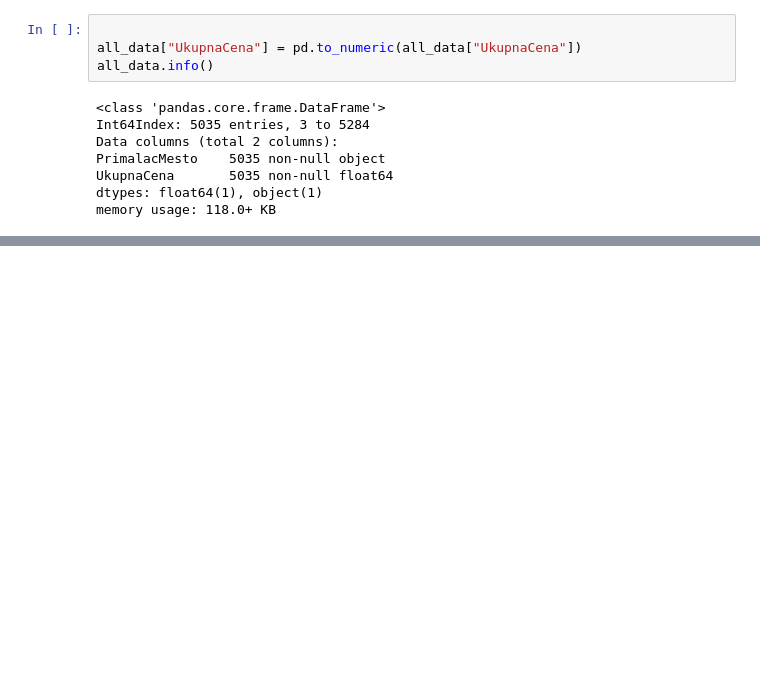
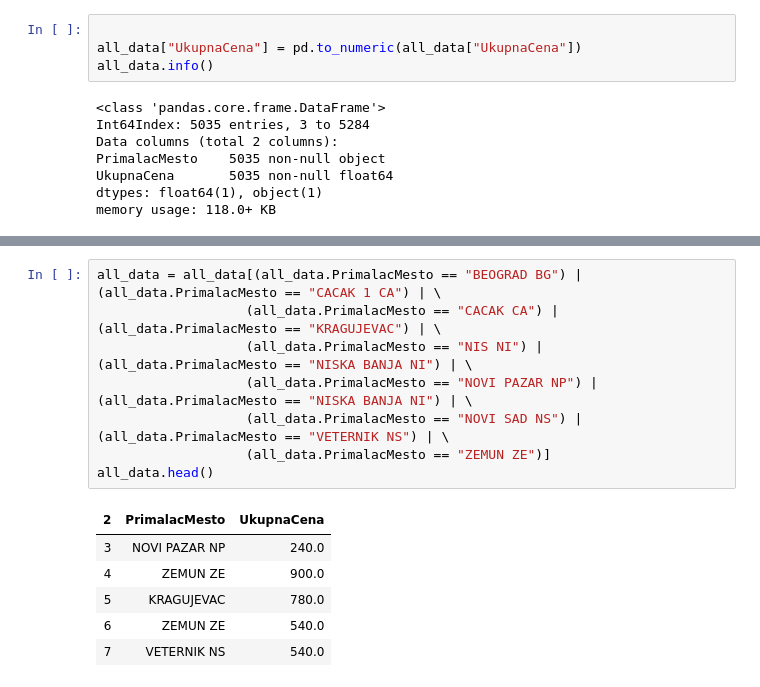
Before and after one commit to SlavoljubM/project_1, a Jupyter notebook: project_1_pandas.ipynb, the cells around one changed output, grey strips where cells are left out. Drawn from its saved outputs; the diff is of its cells as text; blank space fills up the shorter version.

```diff
--- a/project_1_pandas.ipynb
+++ b/project_1_pandas.ipynb
@@ -149,0 +176,15 @@ memory usage: 118.0+ KB
+# %%
+all_data = all_data[(all_data.PrimalacMesto == "BEOGRAD BG") | (all_data.PrimalacMesto == "CACAK 1 CA") | \
+                   (all_data.PrimalacMesto == "CACAK CA") | (all_data.PrimalacMesto == "KRAGUJEVAC") | \
+                   (all_data.PrimalacMesto == "NIS NI") | (all_data.PrimalacMesto == "NISKA BANJA NI") | \
+                   (all_data.PrimalacMesto == "NOVI PAZAR NP") | (all_data.PrimalacMesto == "NISKA BANJA NI") | \
+                   (all_data.PrimalacMesto == "NOVI SAD NS") | (all_data.PrimalacMesto == "VETERNIK NS") | \
+                   (all_data.PrimalacMesto == "ZEMUN ZE")]
+all_data.head()
+# %% [output]
+| 2 | PrimalacMesto | UkupnaCena |
+| 3 | NOVI PAZAR NP | 240.0 |
+| 4 | ZEMUN ZE | 900.0 |
+| 5 | KRAGUJEVAC | 780.0 |
+| 6 | ZEMUN ZE | 540.0 |
+| 7 | VETERNIK NS | 540.0 |
```
Also changed, not shown: parts of 4 cells of this notebook.
